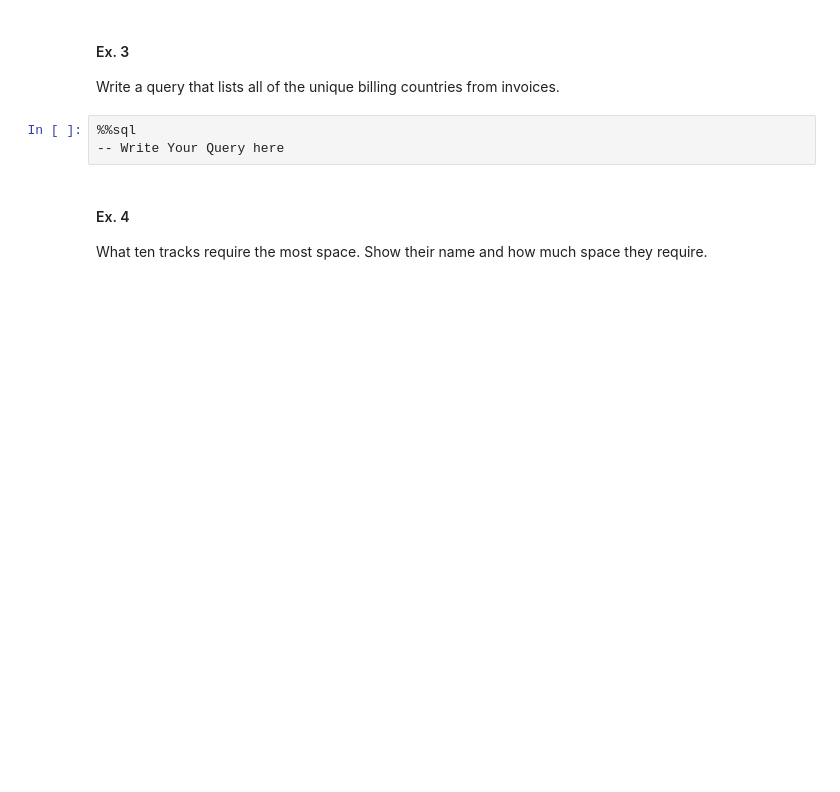
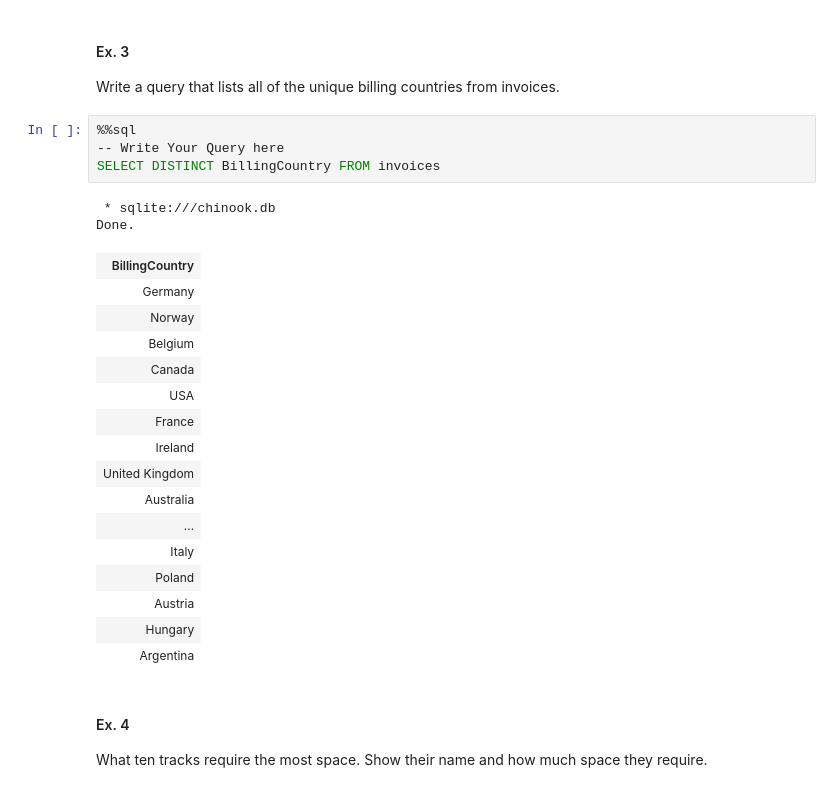
Before and after one commit to zakiayoubi/R11, a Jupyter notebook: Intro_to_SQL.ipynb, the cells around one changed output. Drawn from its saved outputs; the diff is of its cells as text; blank space fills up the shorter version.

```diff
--- a/Intro_to_SQL.ipynb
+++ b/Intro_to_SQL.ipynb
@@ -72,6 +160,26 @@ Write a query that lists all of the unique billing countries from invoices.
 # %%
 %%sql
 -- Write Your Query here
+SELECT DISTINCT BillingCountry FROM invoices
+# %% [output]
+ * sqlite:///chinook.db
+Done.
+| BillingCountry |
+| Germany |
+| Norway |
+| Belgium |
+| Canada |
+| USA |
+| France |
+| Ireland |
+| United Kingdom |
+| Australia |
+| ... |
+| Italy |
+| Poland |
+| Austria |
+| Hungary |
+| Argentina |
 # %% [markdown]
 #### Ex. 4
 What ten tracks require the most space. Show their name and how much space they require.
```
Also changed, not shown: parts of 10 cells of this notebook.
